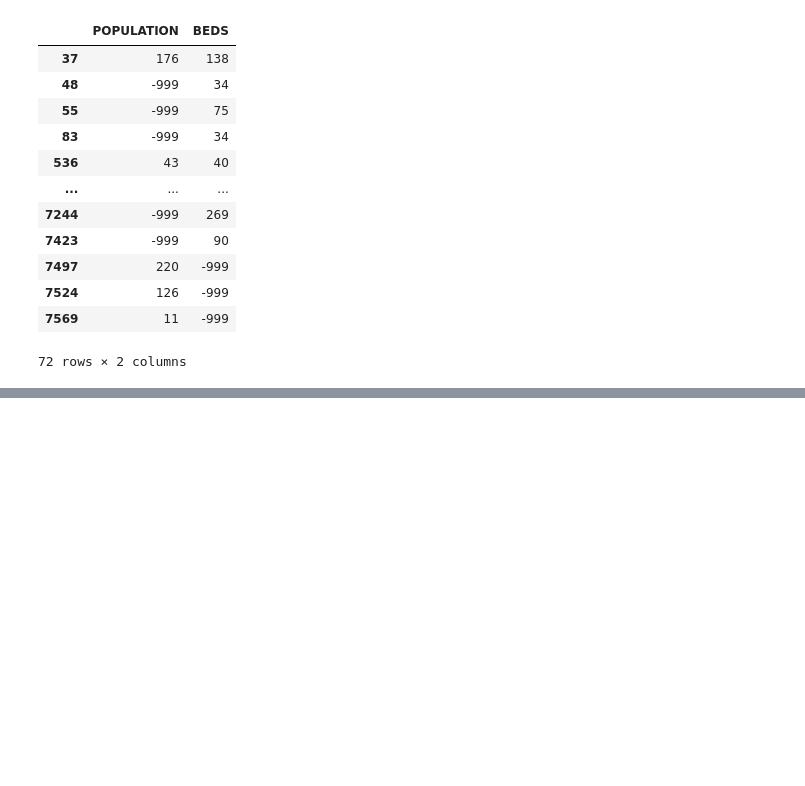
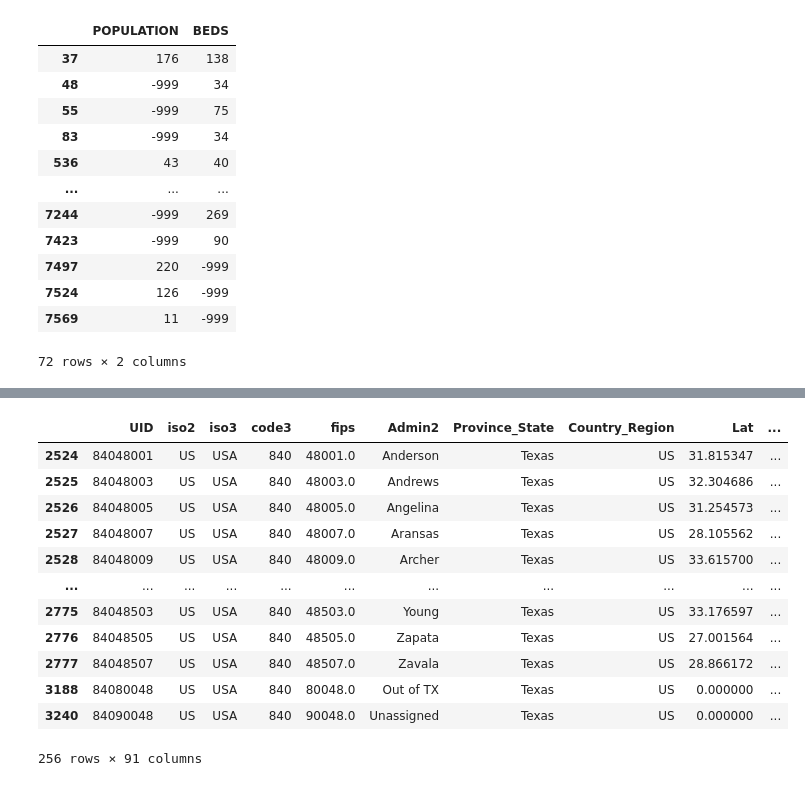
Before and after one commit to krishshanmukh/Covid-Visualization, a Jupyter notebook: Untitled.ipynb, the cells around one changed output, grey strips where cells are left out. Saved outputs shown, nothing was run; the diff lists cells and outputs as text; code cells hidden in the pictures; blank space fills up the shorter version.

```diff
--- a/Untitled.ipynb
+++ b/Untitled.ipynb
@@ -77,0 +94,18 @@ df_covid
+# %%
+texas = df_covid[df_covid["Province_State"] == "Texas"]
+# %%
+texas
+# %% [output]
+|  | UID | iso2 | iso3 | code3 | fips | Admin2 | Province_State | Country_Region | Lat | ... |
+| 2524 | 84048001 | US | USA | 840 | 48001.0 | Anderson | Texas | US | 31.815347 | ... |
+| 2525 | 84048003 | US | USA | 840 | 48003.0 | Andrews | Texas | US | 32.304686 | ... |
+| 2526 | 84048005 | US | USA | 840 | 48005.0 | Angelina | Texas | US | 31.254573 | ... |
+| 2527 | 84048007 | US | USA | 840 | 48007.0 | Aransas | Texas | US | 28.105562 | ... |
+| 2528 | 84048009 | US | USA | 840 | 48009.0 | Archer | Texas | US | 33.615700 | ... |
+| ... | ... | ... | ... | ... | ... | ... | ... | ... | ... | ... |
+| 2775 | 84048503 | US | USA | 840 | 48503.0 | Young | Texas | US | 33.176597 | ... |
+| 2776 | 84048505 | US | USA | 840 | 48505.0 | Zapata | Texas | US | 27.001564 | ... |
+| 2777 | 84048507 | US | USA | 840 | 48507.0 | Zavala | Texas | US | 28.866172 | ... |
+| 3188 | 84080048 | US | USA | 840 | 80048.0 | Out of TX | Texas | US | 0.000000 | ... |
+| 3240 | 84090048 | US | USA | 840 | 90048.0 | Unassigned | Texas | US | 0.000000 | ... |
+256 rows × 91 columns
```
Also changed, not shown: parts of 10 cells of this notebook, 2 other files.
